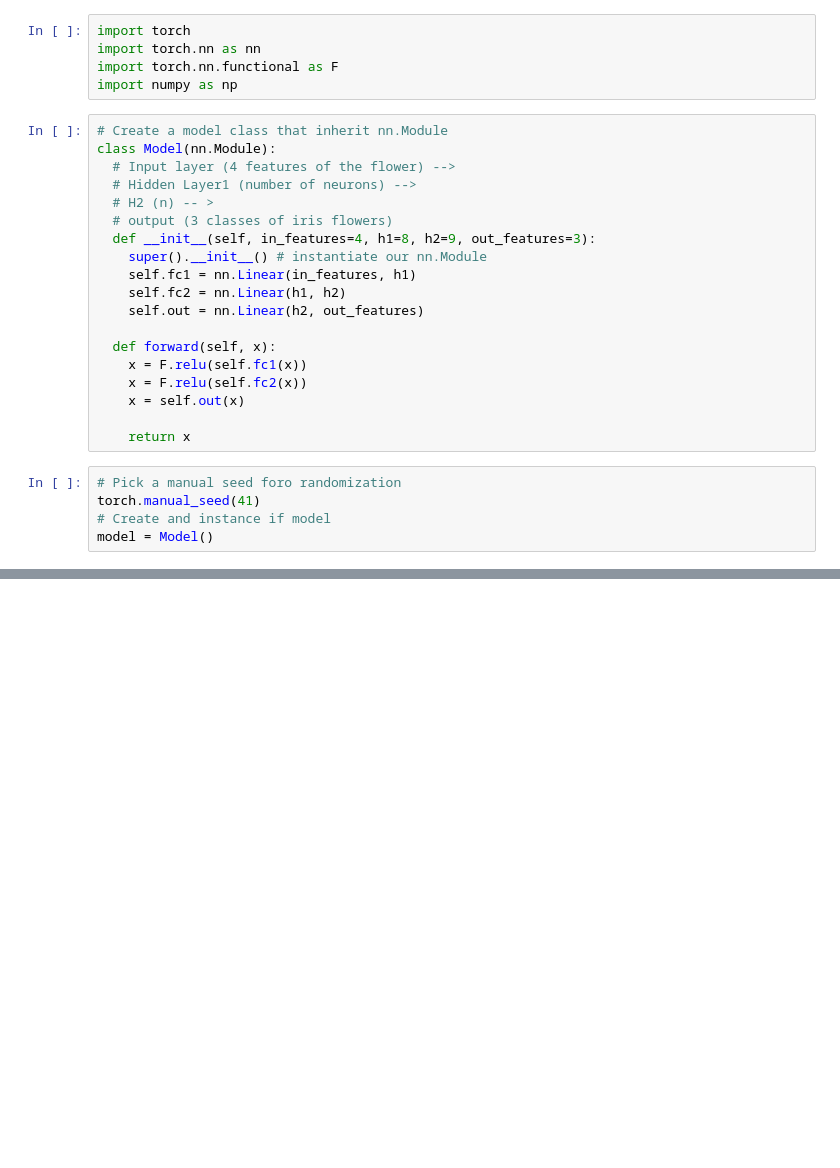
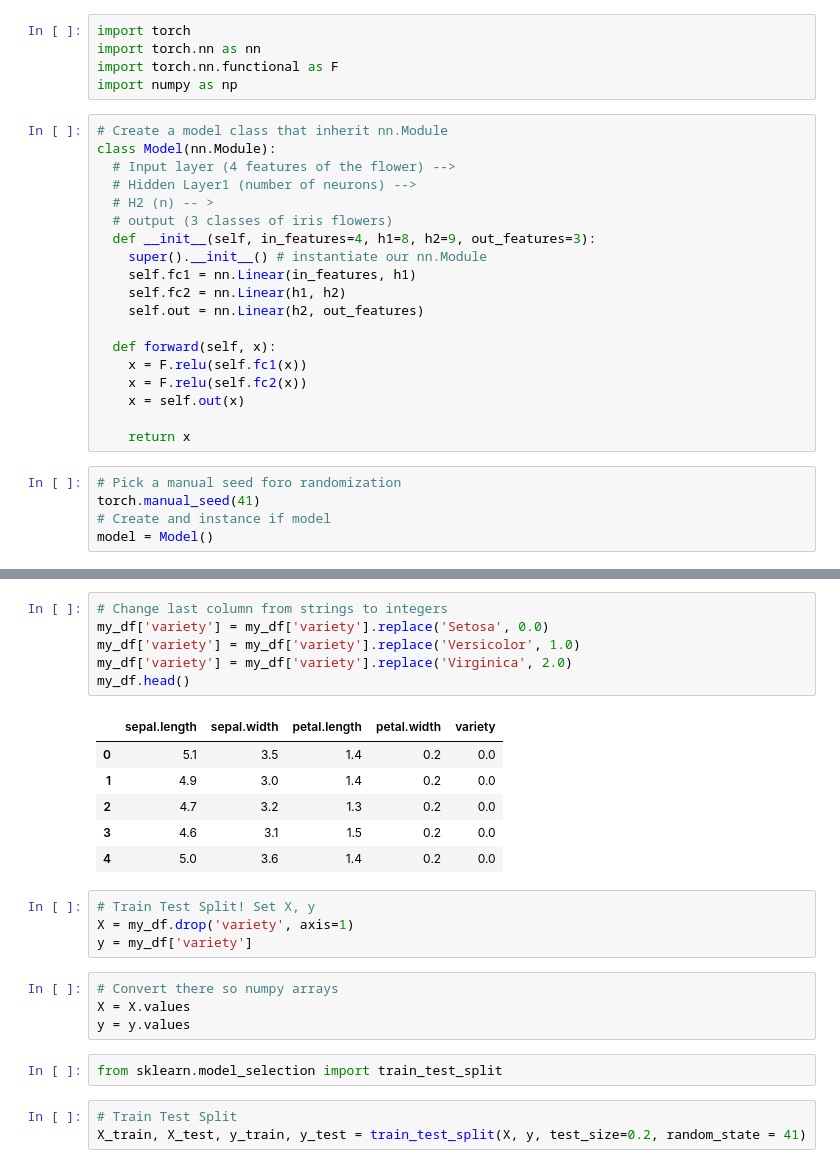
Before and after one commit to felipecacique/Pytorch-Tutorial-Youtube, a Jupyter notebook: simple_NeuralNetwork.ipynb, the cells around one changed output, grey strips where cells are left out. Cells and saved outputs as stored; diff of their text form; blank space fills up the shorter version.

```diff
--- a/simple_NeuralNetwork.ipynb
+++ b/simple_NeuralNetwork.ipynb
@@ -31,0 +47,26 @@ model = Model()
+# %%
+# Change last column from strings to integers
+my_df['variety'] = my_df['variety'].replace('Setosa', 0.0)
+my_df['variety'] = my_df['variety'].replace('Versicolor', 1.0)
+my_df['variety'] = my_df['variety'].replace('Virginica', 2.0)
+my_df.head()
+# %% [output]
+|  | sepal.length | sepal.width | petal.length | petal.width | variety |
+| 0 | 5.1 | 3.5 | 1.4 | 0.2 | 0.0 |
+| 1 | 4.9 | 3.0 | 1.4 | 0.2 | 0.0 |
+| 2 | 4.7 | 3.2 | 1.3 | 0.2 | 0.0 |
+| 3 | 4.6 | 3.1 | 1.5 | 0.2 | 0.0 |
+| 4 | 5.0 | 3.6 | 1.4 | 0.2 | 0.0 |
+# %%
+# Train Test Split! Set X, y
+X = my_df.drop('variety', axis=1)
+y = my_df['variety']
+# %%
+# Convert there so numpy arrays
+X = X.values
+y = y.values
+# %%
+from sklearn.model_selection import train_test_split
+# %%
+# Train Test Split
+X_train, X_test, y_train, y_test = train_test_split(X, y, test_size=0.2, random_state = 41)
```
Also changed, not shown: parts of 7 cells of this notebook.
